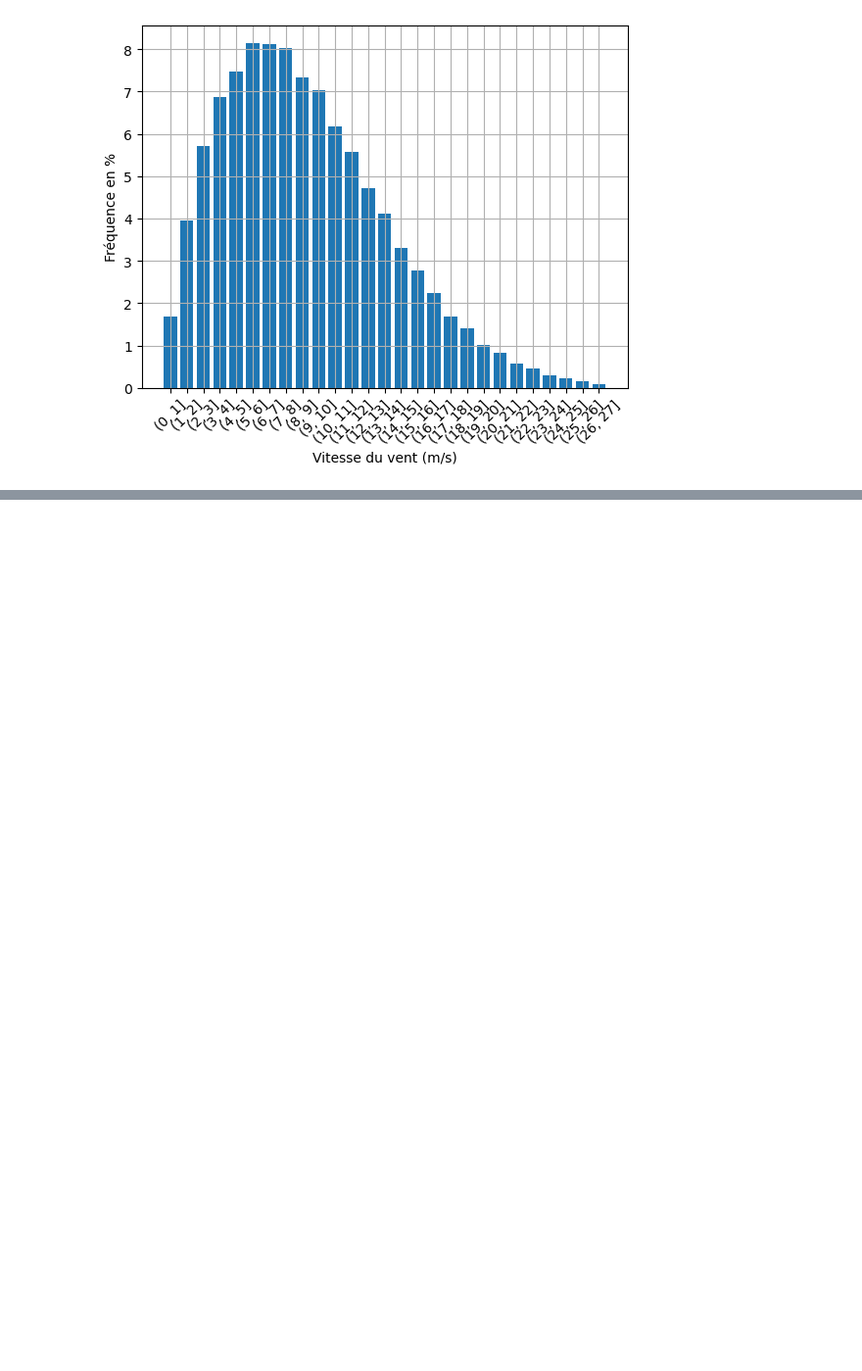
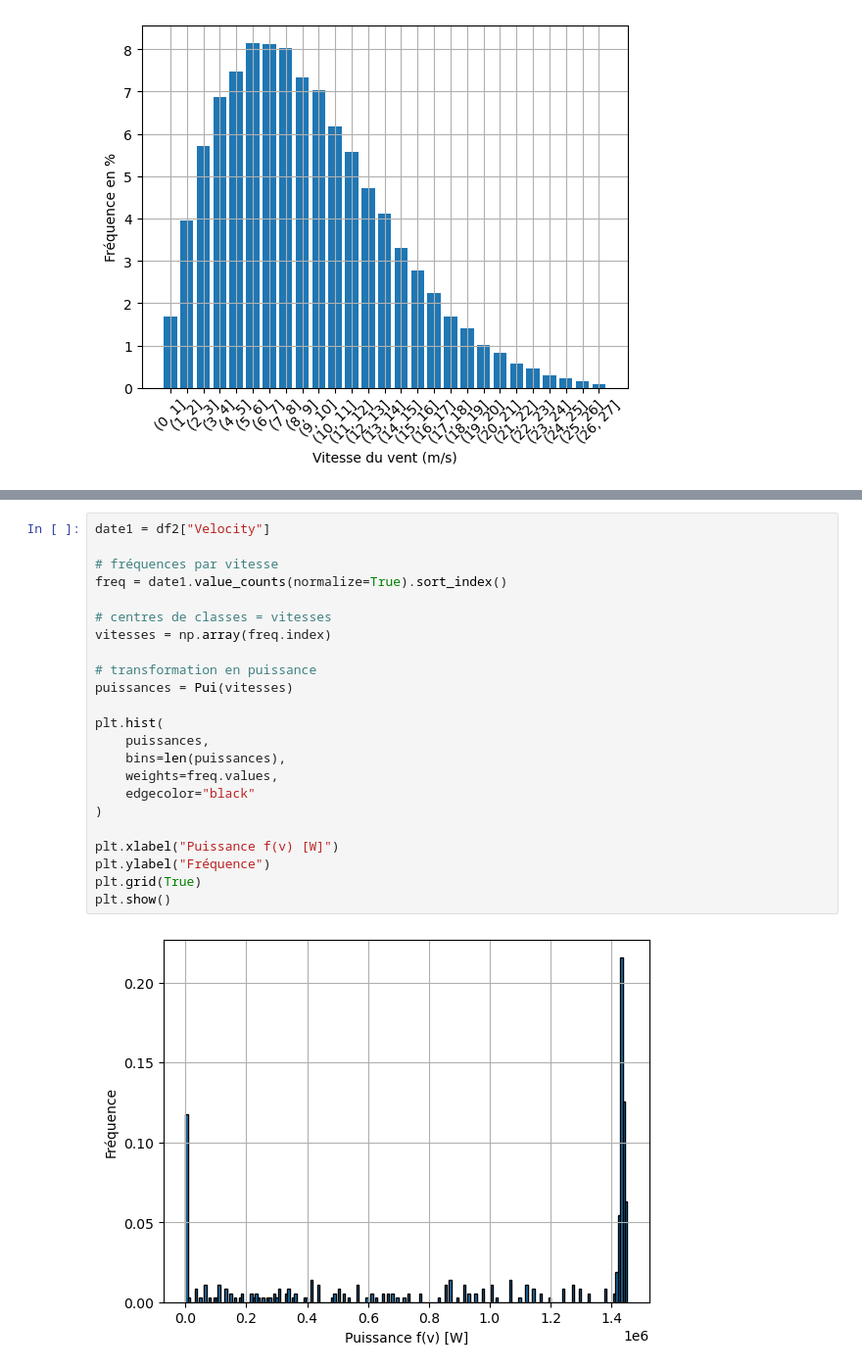
Before and after one commit to JulesHeuhe/WEEX_eolien, a Jupyter notebook: script/main_jules.ipynb, the cells around one changed output, grey strips where cells are left out. Shown at 98% size. Saved outputs shown, nothing was run; the diff lists cells and outputs as text; blank space fills up the shorter version.

```diff
--- a/script/main_jules.ipynb
+++ b/script/main_jules.ipynb
@@ -245,0 +328,25 @@ plt.show()
+# %%
+date1 = df2["Velocity"]
+
+# fréquences par vitesse
+freq = date1.value_counts(normalize=True).sort_index()
+
+# centres de classes = vitesses
+vitesses = np.array(freq.index)
+
+# transformation en puissance
+puissances = Pui(vitesses)
+
+plt.hist(
+    puissances,
+    bins=len(puissances),
+    weights=freq.values,
+    edgecolor="black"
+)
+
+plt.xlabel("Puissance f(v) [W]")
+plt.ylabel("Fréquence")
+plt.grid(True)
+plt.show()
+# %% [output]
+[figure, added]
```
Also changed, not shown: parts of 4 cells of this notebook, 3 other files.
